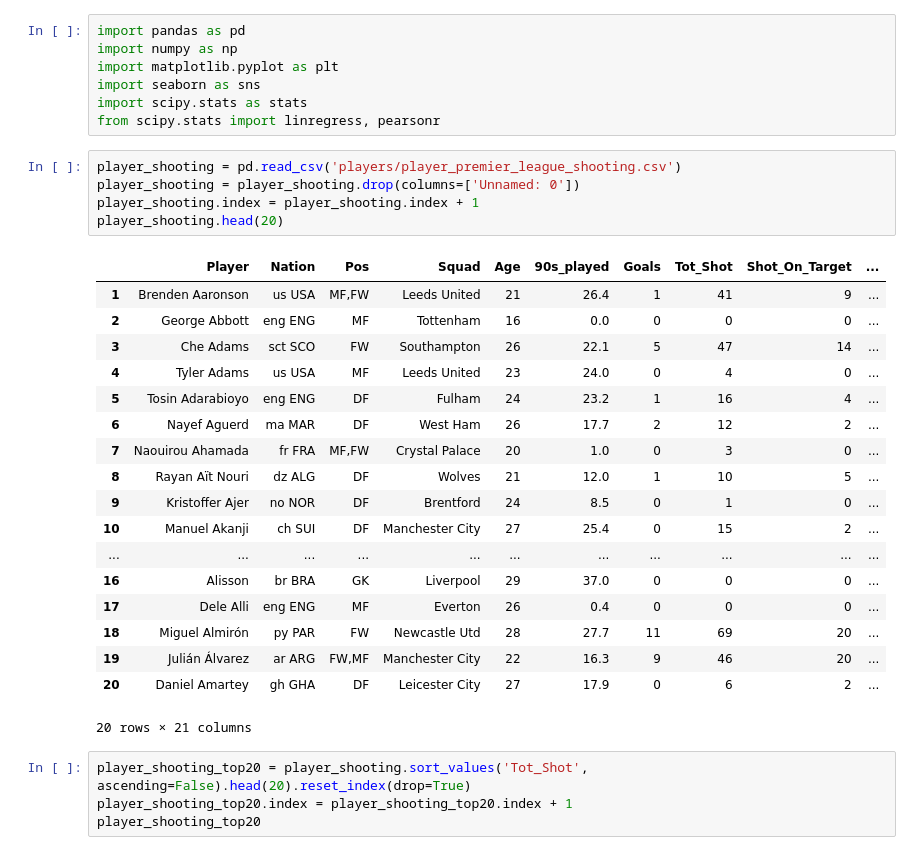
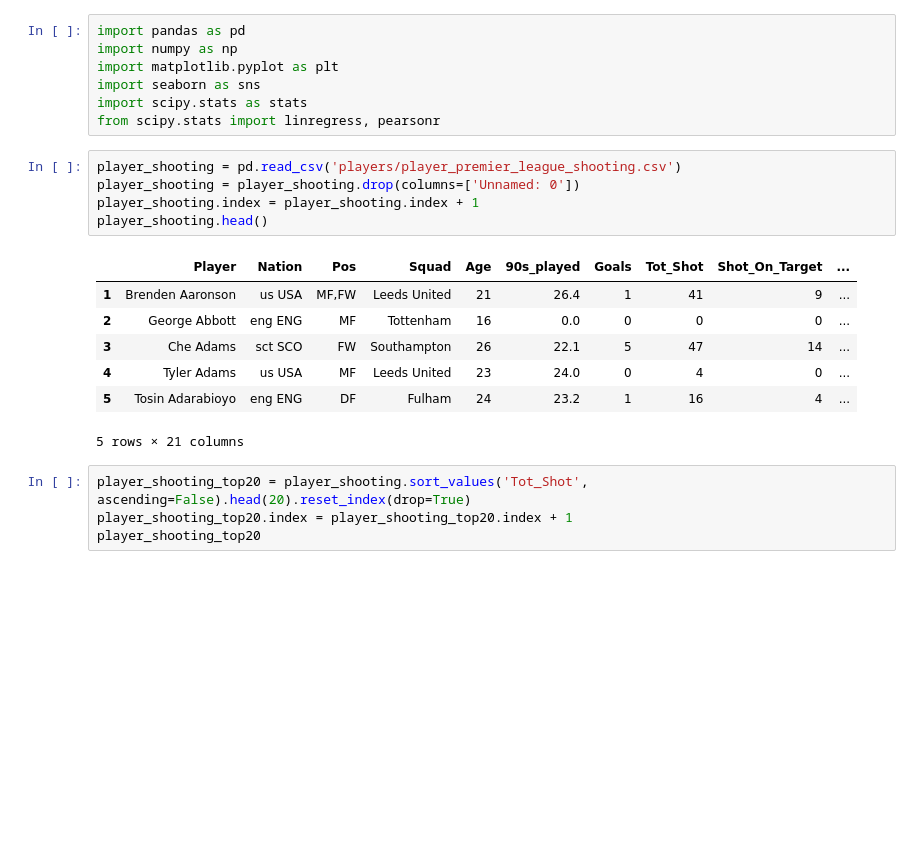
Before and after one commit to ayomidecole/Prem2022-23-data, a Jupyter notebook: x_player_shooting_analysis.ipynb, the cells around one changed output. Drawn from its saved outputs; the diff is of its cells as text; blank space fills up the shorter version.

```diff
--- a/x_player_shooting_analysis.ipynb
+++ b/x_player_shooting_analysis.ipynb
@@ -8,27 +8,16 @@ from scipy.stats import linregress, pearsonr
 # %%
 player_shooting = pd.read_csv('players/player_premier_league_shooting.csv')
 player_shooting = player_shooting.drop(columns=['Unnamed: 0'])
 player_shooting.index = player_shooting.index + 1
-player_shooting.head(20)
+player_shooting.head()
 # %% [output]
 |  | Player | Nation | Pos | Squad | Age | 90s_played | Goals | Tot_Shot | Shot_On_Target | ... |
 | 1 | Brenden Aaronson | us USA | MF,FW | Leeds United | 21 | 26.4 | 1 | 41 | 9 | ... |
 | 2 | George Abbott | eng ENG | MF | Tottenham | 16 | 0.0 | 0 | 0 | 0 | ... |
 | 3 | Che Adams | sct SCO | FW | Southampton | 26 | 22.1 | 5 | 47 | 14 | ... |
 | 4 | Tyler Adams | us USA | MF | Leeds United | 23 | 24.0 | 0 | 4 | 0 | ... |
 | 5 | Tosin Adarabioyo | eng ENG | DF | Fulham | 24 | 23.2 | 1 | 16 | 4 | ... |
-| 6 | Nayef Aguerd | ma MAR | DF | West Ham | 26 | 17.7 | 2 | 12 | 2 | ... |
-| 7 | Naouirou Ahamada | fr FRA | MF,FW | Crystal Palace | 20 | 1.0 | 0 | 3 | 0 | ... |
-| 8 | Rayan Aït Nouri | dz ALG | DF | Wolves | 21 | 12.0 | 1 | 10 | 5 | ... |
-| 9 | Kristoffer Ajer | no NOR | DF | Brentford | 24 | 8.5 | 0 | 1 | 0 | ... |
-| 10 | Manuel Akanji | ch SUI | DF | Manchester City | 27 | 25.4 | 0 | 15 | 2 | ... |
-| ... | ... | ... | ... | ... | ... | ... | ... | ... | ... | ... |
-| 16 | Alisson | br BRA | GK | Liverpool | 29 | 37.0 | 0 | 0 | 0 | ... |
-| 17 | Dele Alli | eng ENG | MF | Everton | 26 | 0.4 | 0 | 0 | 0 | ... |
-| 18 | Miguel Almirón | py PAR | FW | Newcastle Utd | 28 | 27.7 | 11 | 69 | 20 | ... |
-| 19 | Julián Álvarez | ar ARG | FW,MF | Manchester City | 22 | 16.3 | 9 | 46 | 20 | ... |
-| 20 | Daniel Amartey | gh GHA | DF | Leicester City | 27 | 17.9 | 0 | 6 | 2 | ... |
-20 rows × 21 columns
+5 rows × 21 columns
 # %%
 player_shooting_top20 = player_shooting.sort_values('Tot_Shot', ascending=False).head(20).reset_index(drop=True)
 player_shooting_top20.index = player_shooting_top20.index + 1
```
Also changed, not shown: 2 other files.
